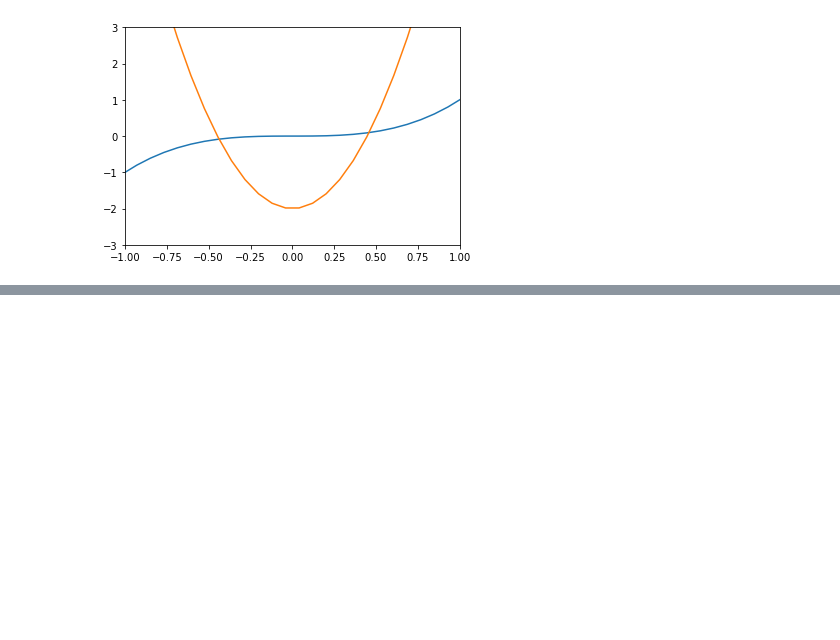
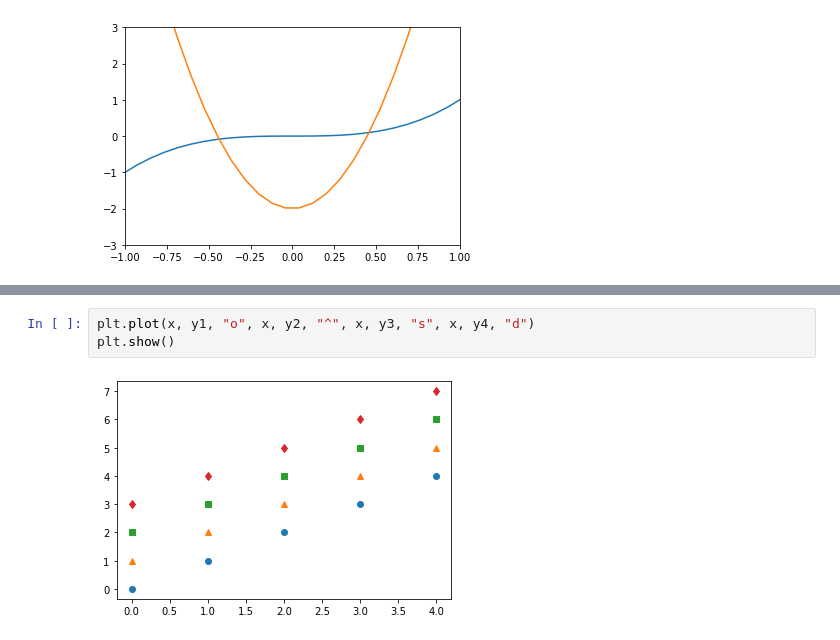
Before and after one commit to 2dowon/Playdata, a Jupyter notebook: Python/12 데이터 시각화/01 matplotlib로 그래프 그리기.ipynb, the cells around one changed output, grey strips where cells are left out. Drawn from its saved outputs; the diff is of its cells as text; blank space fills up the shorter version.

```diff
--- a/Python/12 데이터 시각화/01 matplotlib로 그래프 그리기.ipynb
+++ b/Python/12 데이터 시각화/01 matplotlib로 그래프 그리기.ipynb
@@ -177,0 +206,5 @@ plt.show()
+# %%
+plt.plot(x, y1, "o", x, y2, "^", x, y3, "s", x, y4, "d")
+plt.show()
+# %% [output]
+[figure, added]
```
Also changed, not shown: parts of 52 cells of this notebook, 2 other files.
